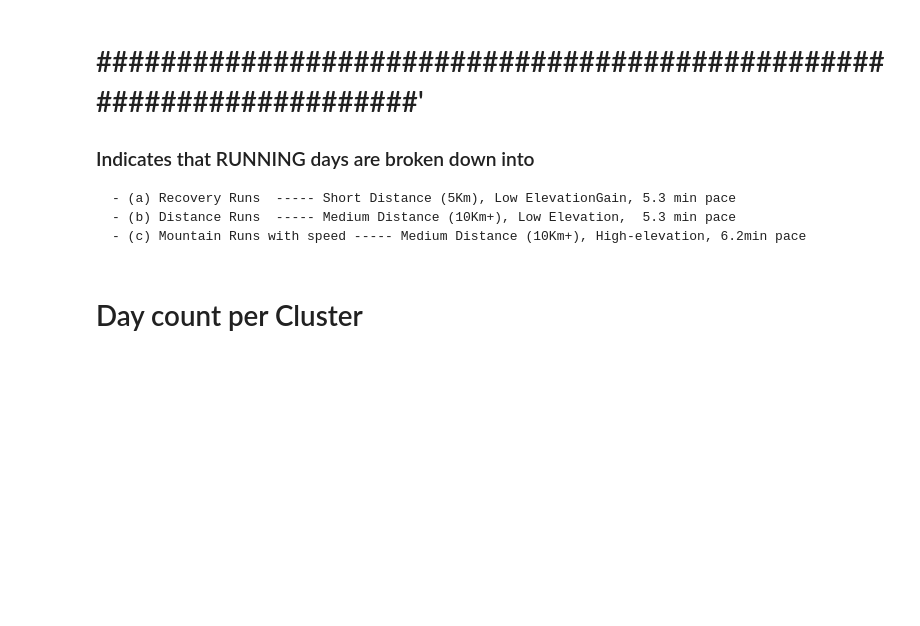
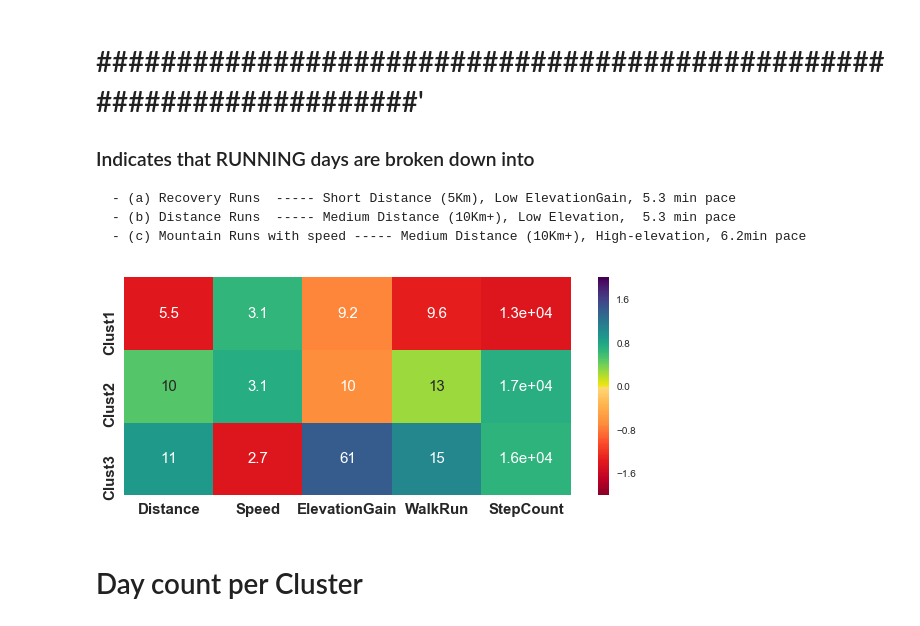
Before and after one commit to amadeuskanaan/PrecisionRunning, a Jupyter notebook: analyze.ipynb, the cells around one changed output. Saved outputs shown, nothing was run; the diff lists cells and outputs as text; code cells hidden in the pictures; blank space fills up the shorter version.

```diff
--- a/analyze.ipynb
+++ b/analyze.ipynb
@@ -527,18 +529,19 @@ plt.savefig('./FIGS/cluster_df_means_all.png',bbox_inches='tight',dpi=300, trans
 # %%
 n_clusters  = 3
 clust_run ,clust_runL,clust_runZ = return_cluster_dfs(df_features_day_run, df_features_day_run_z, n_clusters, features)
 
 f, ax = plt.subplots(figsize=(10,4))
 sns.heatmap(normalize_df_bycol(clust_run), annot=clust_run, cmap=cmap_gradient,
             annot_kws={"size":15}, yticklabels=(['Clust1','Clust2','Clust3']),
             vmin=-2,vmax=.5)
 plt.xticks(fontsize = 15, weight='bold',rotation=0), plt.yticks(fontsize = 15, weight='bold')
 
 labelx = ['YGTSS-Motor', 'YGTSS-Vocal', 'RVTRS', 'PUTS', #'CAARS','Y-BOCS',
           'OCI-R', 'DSM4-ADHD','CAARS', 'BAI', 'BDI-12','MADRS']
-plt.xticks(yicks, labelx, fontsize = 15, weight='bold')
-
+#plt.xticks(yicks, labelx, fontsize = 15, weight='bold')
 #plt.savefig('./FIGS/cluster_df_means_run.png',bbox_inches='tight',dpi=300, transparent=True)
+# %% [output]
+[figure, added]
 # %%
 normalize_df_bycol(clust_run)
 # %% [markdown]
```
Also changed, not shown: parts of 10 cells of this notebook, 2 other files.
